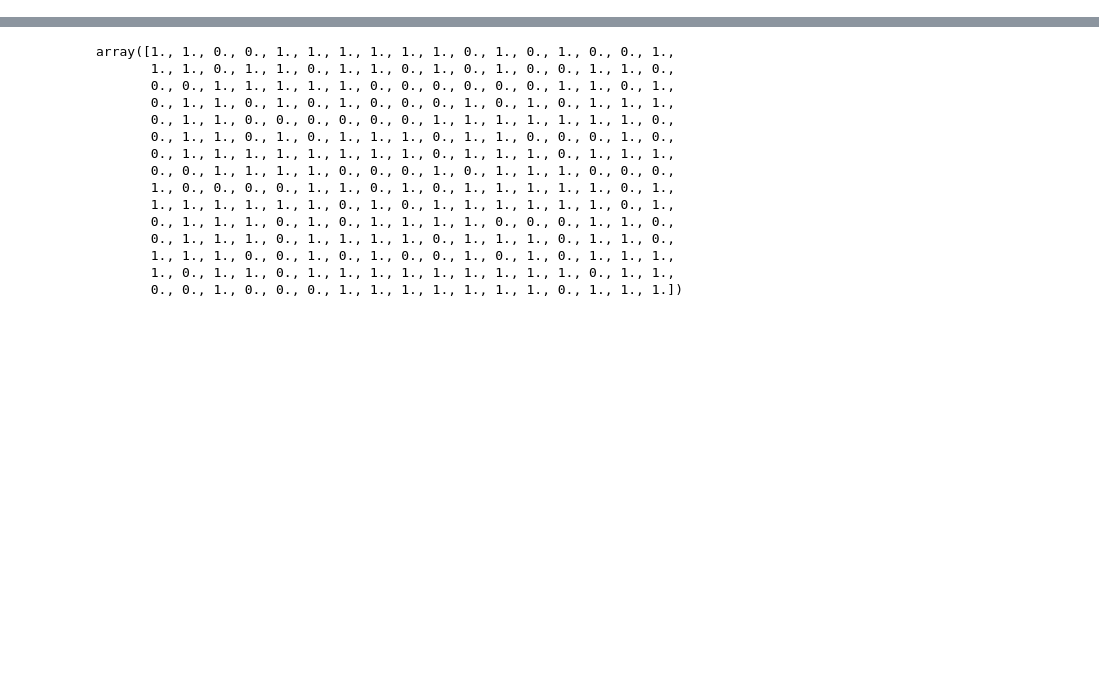
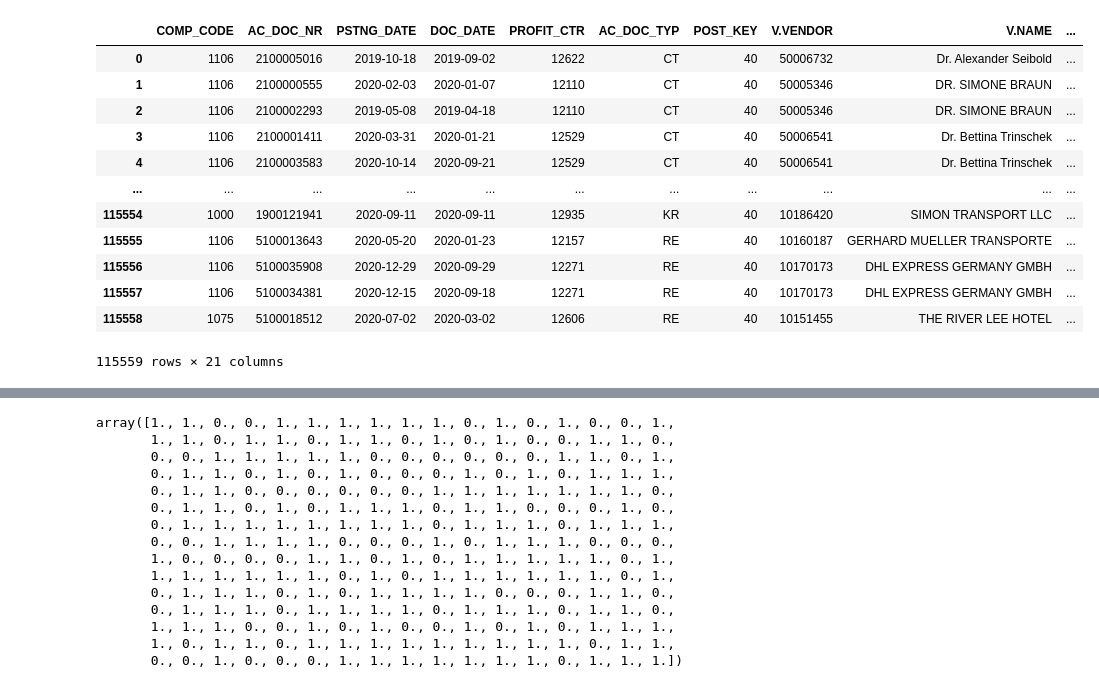
Before and after one commit to dylan1218/ClassificationProject, a Jupyter notebook: ModelsDL sup.ipynb, the cells around one changed output, grey strips where cells are left out. Saved outputs shown, nothing was run; the diff lists cells and outputs as text; code cells hidden in the pictures; blank space fills up the shorter version.

```diff
--- a/ModelsDL sup.ipynb
+++ b/ModelsDL sup.ipynb
@@ -125,39 +132,62 @@ df[colSelect]
 # %%
 #Clean and transform data
 #To consider fuzzy matching vendor names against the complete listing of vendor names on https://openpaymentsdata.cms.gov/dataset/General-Payment-Data-Detailed-Dataset-2019-Reporti/svgu-ws3x
 
 #Replaces all ? with numpy nan val
 df = df[colSelect].replace("?", np.nan)
 
-#Creates a feature based off of text with HCP related text
-df['BIC_ZUSERNAM'].str.contains('HOSP|MEDIC|HEALTH|POLY|FARMA|PHARMA|DENT|CLINIC|NUTRI|PEDIA|DRUG|LAB|NEURO|DR|NURSE|PHYSICIAN', case=False).replace(True, 1)
-
 #For encoding purposes replaces nans with a related text identifier
-df['REF_KEY1'] = df['REF_KEY1'].replace(np.nan, "nan_REF_KEY1")
-df['CUSTOMER'] = df['CUSTOMER'].replace(np.nan, "nan_CUSTOMER") #Probablly don't need customer field
+#df['REF_KEY1'] = df['REF_KEY1'].replace(np.nan, "nan_REF_KEY1")
+#df['CUSTOMER'] = df['CUSTOMER'].replace(np.nan, "nan_CUSTOMER") #Probablly don't need customer field
 df['MATL_GROUP'] = df['MATL_GROUP'].replace(np.nan, "nan_MATL_GROUP")
 df['ACCNT_GRPV'] = df['ACCNT_GRPV'].replace(np.nan,"nan_ACCNT_GRPV")
+df['Compliance Bucket'] = df['Compliance Bucket'].replace(np.nan,"nan_Compliance Bucket")
 
 #Maps each record as either a system or user generated record. Note dialog and not dialog (non-human) is how SAP identifies it
-df.loc[df.BIC_ZUSERNAM != "AUTOSYS", 'BIC_ZUSERNAM_BINARY'] = "USER"
-df.loc[df.BIC_ZUSERNAM == "AUTOSYS", 'BIC_ZUSERNAM_BINARY'] = "SYSTEM" #USR02 table will help identify whether or not an account is diaglog
+#df.loc[df.BIC_ZUSERNAM != "AUTOSYS", 'BIC_ZUSERNAM_BINARY'] = "USER"
+#df.loc[df.BIC_ZUSERNAM == "AUTOSYS", 'BIC_ZUSERNAM_BINARY'] = "SYSTEM" #USR02 table will help identify whether or not an account is diaglog
 df.loc[df.DOC_DATE == np.nan, 'DOC_DATE'] = df['PSTNG_DATE'] # if the doc date is blank then that could be a relvaent feature in and of itself. Technically should always been.
 
 #Counts # of historical transacations a vendor has had in provided dataset
-vendorCount = df[['CREDITOR', 'AC_DOC_NR']].groupby(by=['CREDITOR']).count().rename(columns={'AC_DOC_NR':'TransCount'})
-df = df.merge(vendorCount, how='left', right_on='CREDITOR',left_on='CREDITOR')
+vendorCount = df[['V.VENDOR', 'AC_DOC_NR']].groupby(by=['V.VENDOR']).count().rename(columns={'AC_DOC_NR':'TransCount'})
+df = df.merge(vendorCount, how='left', right_on='V.VENDOR',left_on='V.VENDOR')
 
-#Regex search of defined HCP "trigger" words
-df['TriggerWord'] = df['BIC_ZUSERNAM'].str.contains('HOSP|MEDIC|HEALTH|POLY|FARMA|PHARMA|DENT|CLINIC|NUTRI|PEDIA|DRUG|LAB|NEURO|DR|NURSE|PHYSICIAN', case=False).replace(True, 1)
+vendorMean = df[['V.VENDOR', 'AC_DOC_NR']].groupby(by=['V.VENDOR']).mean().rename(columns={'AC_DOC_NR':'TransCount'})
+df = df.merge(vendorCount, how='left', right_on='V.VENDOR',left_on='V.VENDOR')
+
+
 
 #Need to map vendors to whether or not the vendor has had an HCP transacation before
 #Need to map customers to a group type
 #Need to map G/L accounts to whether or not it is a common HCP G/L
 
 
 #Consolidated feature of various text fields separated by space for future vectorization features.
-df['textappend'] = df['NAME'].astype(str) +" "+ df['POSTXT'].astype(str) +" "+ df["ZBKTXT"].astype(str)
+df['textappend'] = df['V.NAME'].astype(str) +" "+ df['POSTXT'].astype(str) +" "+ df["ZBKTXT"].astype(str)
 
+
+#Regex search of defined HCP "trigger" words
+df['TriggerWord'] = df['textappend'].str.contains('HOSP|MEDIC|HEALTH|POLY|FARMA|PHARMA|DENT|CLINIC|NUTRI|PEDIA|DRUG|LAB|NEURO|DR|NURSE|PHYSICIAN', case=False)
+df['TriggerWord'] = df['TriggerWord'].replace(True, 1)
+df['TriggerWord'] = df['TriggerWord'].replace(False, 0)
+
+#Now have HCP Classification records
 #Merge HCP classification records (y values)
 #Note: This is random 1's and 0's untill we get the full dataset (will we have multi-class data? (i.e. correct HCP, not correct HCP, correct non-HCP, and not correct non-HCP?))
-df['HCPTransacation'] = np.random.randint(2, size=df.shape[0])
+#df['HCPTransacation'] = np.random.randint(2, size=df.shape[0])
+
+df
+# %% [output]
+|  | COMP_CODE | AC_DOC_NR | PSTNG_DATE | DOC_DATE | PROFIT_CTR | AC_DOC_TYP | POST_KEY | V.VENDOR | V.NAME | ... |
+| 0 | 1106 | 2100005016 | 2019-10-18 | 2019-09-02 | 12622 | CT | 40 | 50006732 | Dr. Alexander Seibold | ... |
+| 1 | 1106 | 2100000555 | 2020-02-03 | 2020-01-07 | 12110 | CT | 40 | 50005346 | DR. SIMONE BRAUN | ... |
+| 2 | 1106 | 2100002293 | 2019-05-08 | 2019-04-18 | 12110 | CT | 40 | 50005346 | DR. SIMONE BRAUN | ... |
+| 3 | 1106 | 2100001411 | 2020-03-31 | 2020-01-21 | 12529 | CT | 40 | 50006541 | Dr. Bettina Trinschek | ... |
+| 4 | 1106 | 2100003583 | 2020-10-14 | 2020-09-21 | 12529 | CT | 40 | 50006541 | Dr. Bettina Trinschek | ... |
+| ... | ... | ... | ... | ... | ... | ... | ... | ... | ... | ... |
+| 115554 | 1000 | 1900121941 | 2020-09-11 | 2020-09-11 | 12935 | KR | 40 | 10186420 | SIMON TRANSPORT LLC | ... |
+| 115555 | 1106 | 5100013643 | 2020-05-20 | 2020-01-23 | 12157 | RE | 40 | 10160187 | GERHARD MUELLER TRANSPORTE | ... |
+| 115556 | 1106 | 5100035908 | 2020-12-29 | 2020-09-29 | 12271 | RE | 40 | 10170173 | DHL EXPRESS GERMANY GMBH | ... |
+| 115557 | 1106 | 5100034381 | 2020-12-15 | 2020-09-18 | 12271 | RE | 40 | 10170173 | DHL EXPRESS GERMANY GMBH | ... |
+| 115558 | 1075 | 5100018512 | 2020-07-02 | 2020-03-02 | 12606 | RE | 40 | 10151455 | THE RIVER LEE HOTEL | ... |
+115559 rows × 21 columns
```
Also changed, not shown: parts of 12 cells of this notebook, 24 other files.
